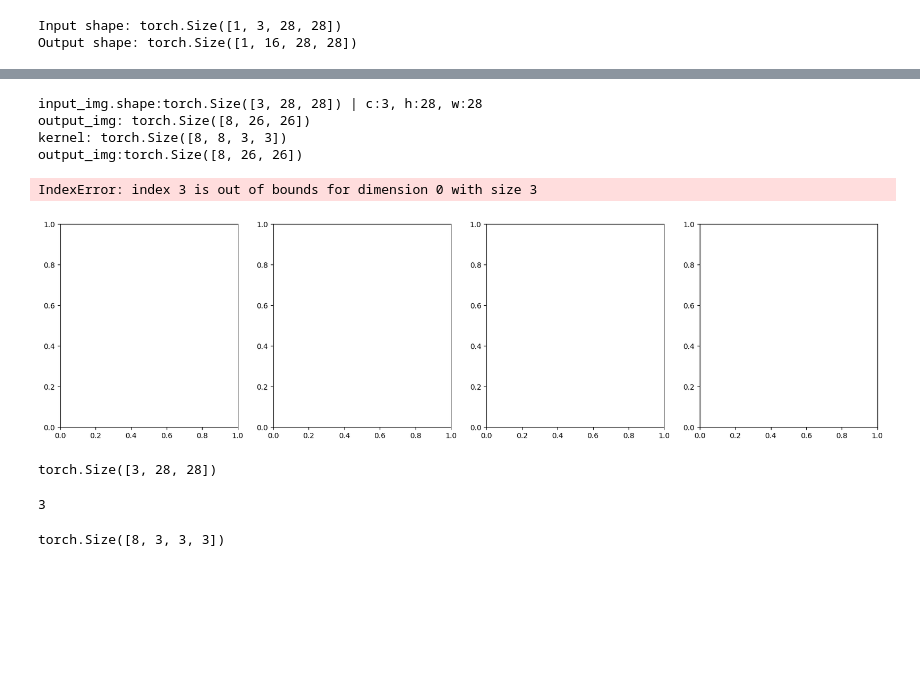
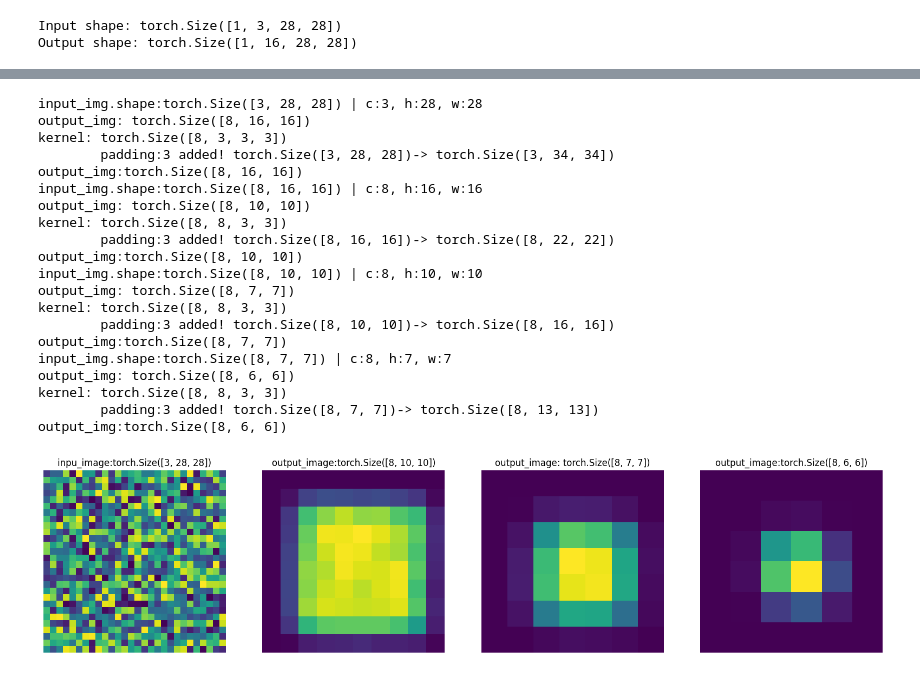
Before and after one commit to mzohaibnasir/fromScratch, a Jupyter notebook: 04_CNNfromScratch/main.ipynb, the cells around one changed output, grey strips where cells are left out. Drawn from its saved outputs; the diff is of its cells as text; code cells hidden in the pictures; blank space fills up the shorter version.

```diff
--- a/04_CNNfromScratch/main.ipynb
+++ b/04_CNNfromScratch/main.ipynb
@@ -1003,8 +1022,16 @@ import matplotlib.pyplot as plt
 import numpy as np
 # Create a figure with a 3x1 grid of subplots
 fig, axes = plt.subplots(1, 4, figsize=(20, 5))
+pool_size = 2
 
 output_image = convolve(input_img, kernel_size, padding, stride, in_channels, out_channels)
+in_channels = 8
+output_image = convolve(output_image, kernel_size, padding, stride, in_channels, out_channels)
+# output_image = max_pooling(output_image, pool_size=pool_size, stride=pool_size)
+
+# output_image = convolve(output_image, kernel_size, padding, stride, in_channels, out_channels)
+# output_image = convolve(output_image, kernel_size, padding, stride, in_channels, out_channels)
+# output_image = convolve(output_image, kernel_size, padding, stride, in_channels, out_channels)
 
 
 
@@ -1016,64 +1043,59 @@ axes[0].imshow(input_img.permute(1,2,0)[:,:,0])
 axes[0].axis('off')
 display_values(axes[0], input_img)
 
-pool_size = 2
-pooled_image = max_pooling(output_image, pool_size=pool_size, stride=pool_size)
 
 
-in_channels = 8
 
 
 # output_image = convolve(output_image, kernel_size, padding, stride, in_channels, out_channels)
 
 # Plot the kernel image
-axes[1].set_title(f'pooled_image:{pooled_image.shape}')
-axes[1].imshow(pooled_image.permute(1,2,0)[:,:,0])
+axes[1].set_title(f'output_image:{output_image.shape}')
+axes[1].imshow(output_image.permute(1,2,0)[:,:,1])
 axes[1].axis('off')
-display_values(axes[1], pooled_image)
+display_values(axes[1], output_image)
 
 # Plot the convolved result
 output_image = convolve(output_image, kernel_size, padding, stride, in_channels, out_channels)
 
 # convolved = o[:3, :3] @ cv.kernel
 axes[2].set_title(f'output_image: {output_image.shape}')
-axes[2].imshow(output_image.permute(1,2,0)[:,:,0])
+axes[2].imshow(output_image.permute(1,2,0)[:,:,5])
 axes[2].axis('off')
 display_values(axes[2], output_image)
 
 # Show the plots
 output_image = convolve(output_image, kernel_size, padding, stride, in_channels, out_channels)
 
 axes[3].set_title(f'output_image:{output_image.shape}')
-axes[3].imshow(output_image.permute(1,2,0)[:,:,0])
+axes[3].imshow(output_image.permute(1,2,0)[:,:,7])
 axes[3].axis('off')
 display_values(axes[3], output_image)
 
 # Show the plots
 plt.show()
 
 # Perform the convolution operation (assuming cv.convolve() modifies or uses the attributes appropriately)
 # cv.convolve()
 # %% [output]
 input_img.shape:torch.Size([3, 28, 28]) | c:3, h:28, w:28
-output_img: torch.Size([8, 26, 26])
+output_img: torch.Size([8, 16, 16])
+kernel: torch.Size([8, 3, 3, 3])
+        padding:3 added! torch.Size([3, 28, 28])-> torch.Size([3, 34, 34])
+output_img:torch.Size([8, 16, 16])
+input_img.shape:torch.Size([8, 16, 16]) | c:8, h:16, w:16
+output_img: torch.Size([8, 10, 10])
 kernel: torch.Size([8, 8, 3, 3])
-output_img:torch.Size([8, 26, 26])
+        padding:3 added! torch.Size([8, 16, 16])-> torch.Size([8, 22, 22])
+output_img:torch.Size([8, 10, 10])
+input_img.shape:torch.Size([8, 10, 10]) | c:8, h:10, w:10
+output_img: torch.Size([8, 7, 7])
+kernel: torch.Size([8, 8, 3, 3])
+        padding:3 added! torch.Size([8, 10, 10])-> torch.Size([8, 16, 16])
+output_img:torch.Size([8, 7, 7])
+input_img.shape:torch.Size([8, 7, 7]) | c:8, h:7, w:7
+output_img: torch.Size([8, 6, 6])
+kernel: torch.Size([8, 8, 3, 3])
+        padding:3 added! torch.Size([8, 7, 7])-> torch.Size([8, 13, 13])
+output_img:torch.Size([8, 6, 6])
-IndexError: index 3 is out of bounds for dimension 0 with size 3
-[figure, old version]
+[figure, new version]
-# %%
-input_img.shape
-# %% [output]
-torch.Size([3, 28, 28])
-# %%
-input_img.shape[0]
-# %% [output]
-3
-# %%
-in_channels = 3
-out_channels = 8
-
-
-kernel = torch.rand(out_channels, in_channels, kernel_size,kernel_size)  # 5 kernels , input channels, size, size
-kernel.shape
-# %% [output]
-torch.Size([8, 3, 3, 3])
```
Also changed, not shown: parts of 10 cells of this notebook.
